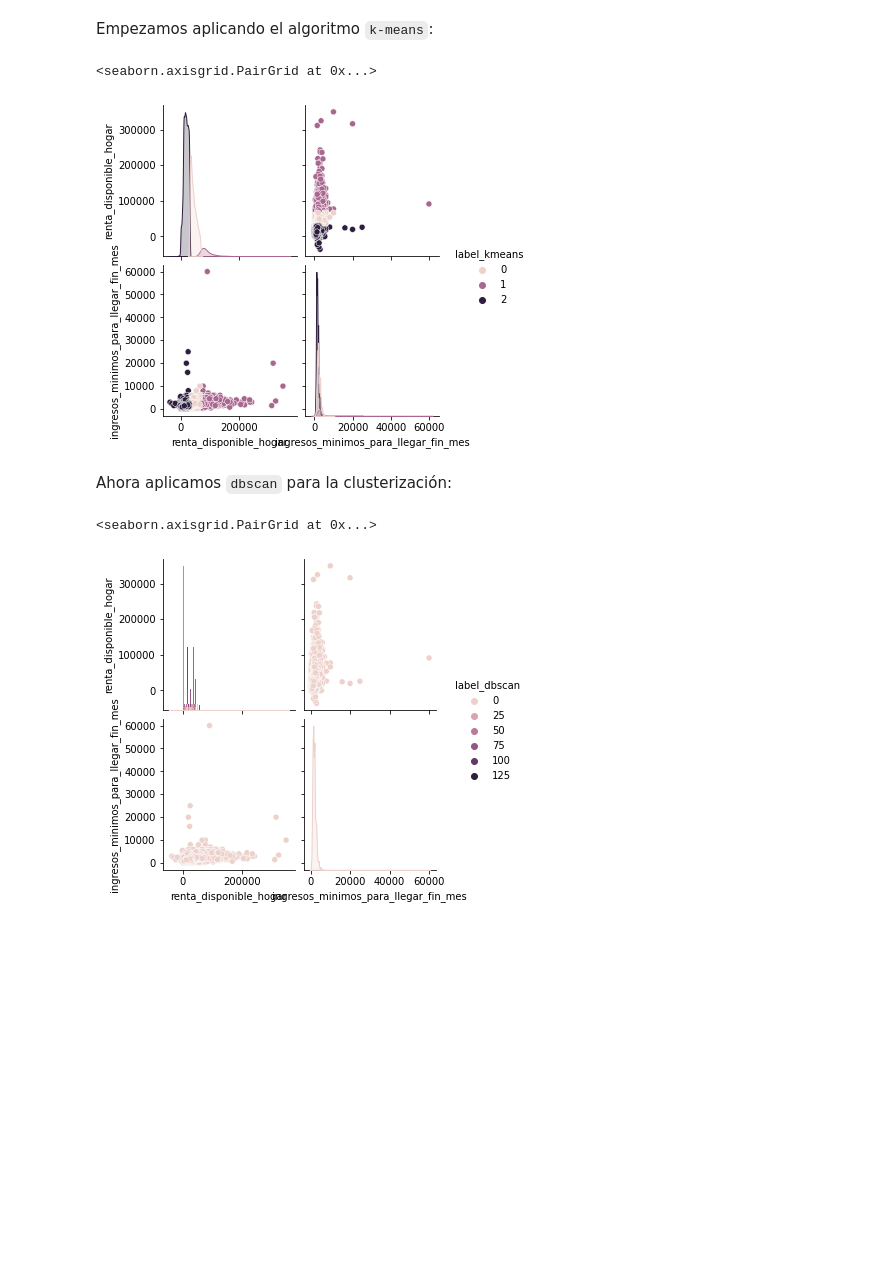
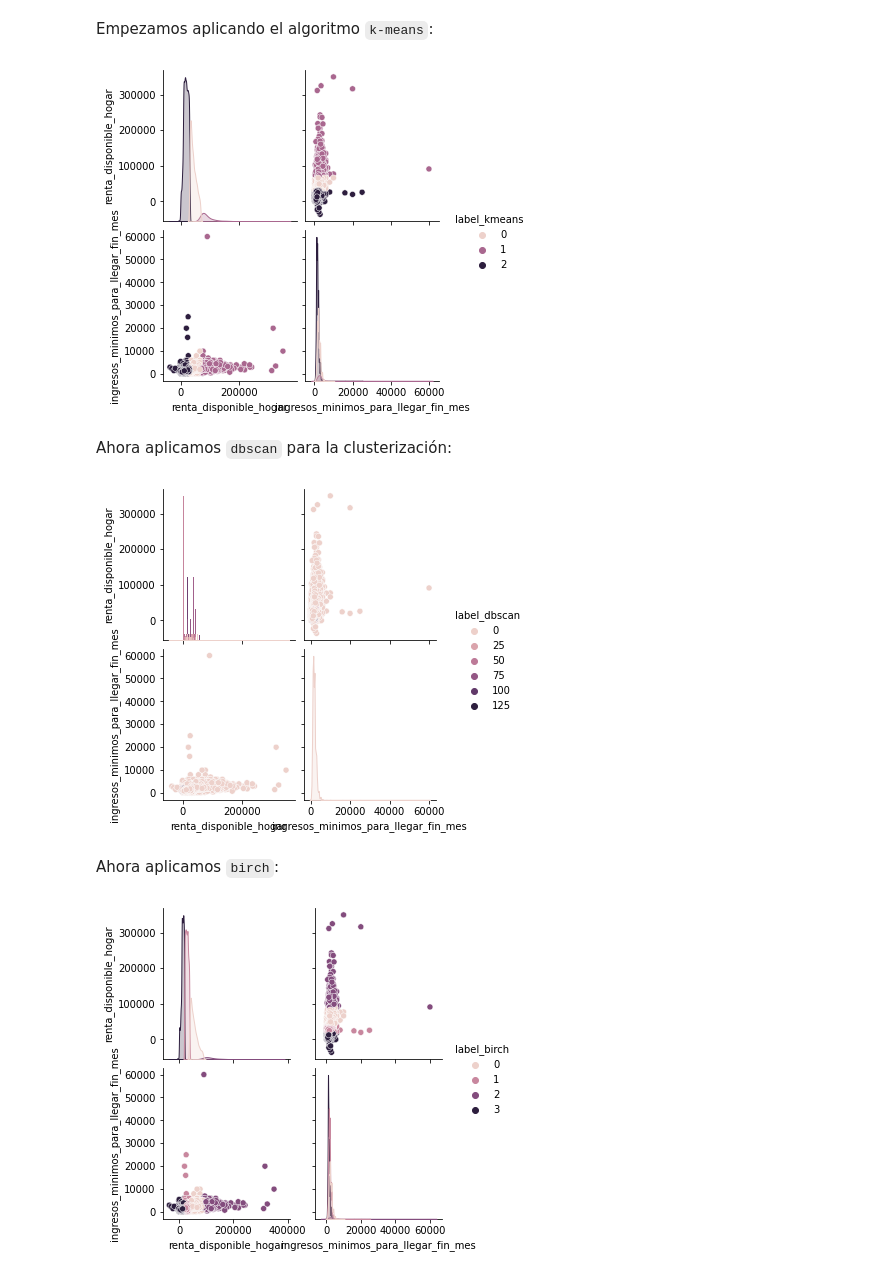
Before and after one commit to SergioQuijanoRey/PracticasInteligenciaNegocio, a Jupyter notebook: Práctica 2/Casos de estudio.ipynb, the cells around one changed output. Saved outputs shown, nothing was run; the diff lists cells and outputs as text; code cells hidden in the pictures; blank space fills up the shorter version.

Commit message:
feat: añado birch y mejoro el codigo de visualizacion para exluir algunas columnas

```diff
--- a/Práctica 2/Casos de estudio.ipynb
+++ b/Práctica 2/Casos de estudio.ipynb
@@ -63,3 +79,14 @@ def add_clustering_labels(df: pd.DataFrame, clustering_function: Callable, param
+# %%
+def custom_pair_plot(df: pd.DataFrame, hue: str = None, exclude_columns: List[str] = None):
+    """
+    Muestra una grafica pairplot de seaborn. Podemos especificar una lista de
+    columnas que exluir de esta grafica de forma comoda
+    """
+    df_filtered = df.copy()
+    if exclude_columns is not None:
+        df_filtered = df_filtered.drop(columns = exclude_columns)
+
+    sns.pairplot(df_filtered, hue = hue)
 # %% [markdown]
 # Filtrado previo del dataset global
 # %% [markdown]
@@ -294,9 +321,9 @@ df_first = add_clustering_labels(
     parameters = {"number_clusters": 3},
     new_label_name = "label_kmeans"
 )
-sns.pairplot(df_first, hue = "label_kmeans")
+
+custom_pair_plot(df_first, hue = "label_kmeans")
 # %% [output]
-<seaborn.axisgrid.PairGrid at 0x...>
 [figure]
 # %% [markdown]
 Ahora aplicamos `dbscan` para la clusterización:
@@ -308,7 +335,31 @@ df_first = add_clustering_labels(
     new_label_name = "label_dbscan",
     exclude_columns = ["label_kmeans"]
 )
-sns.pairplot(df_first, hue = "label_dbscan")
+
+custom_pair_plot(
+    df = df_first,
+    hue = "label_dbscan",
+    exclude_columns = ["label_kmeans"]
+)
 # %% [output]
-<seaborn.axisgrid.PairGrid at 0x...>
 [figure]
+# %% [markdown]
+Ahora aplicamos `birch`:
+# %%
+# TODO -- probar con num_clusters = None que es lo que pone en la pagina de ejemplo
+# TODO -- quite eso porque tardaba demasiado
+df_first = add_clustering_labels(
+    df_first,
+    compute_birch,
+    parameters = {"num_clusters": 4},
+    new_label_name = "label_birch",
+    exclude_columns = ["label_kmeans", "label_dbscan"]
+)
+
+custom_pair_plot(
+    df = df_first,
+    hue = "label_birch",
+    exclude_columns = ["label_kmeans", "label_dbscan"]
+)
+# %% [output]
+[figure, added]
```
Also changed, not shown: parts of 3 cells of this notebook.
